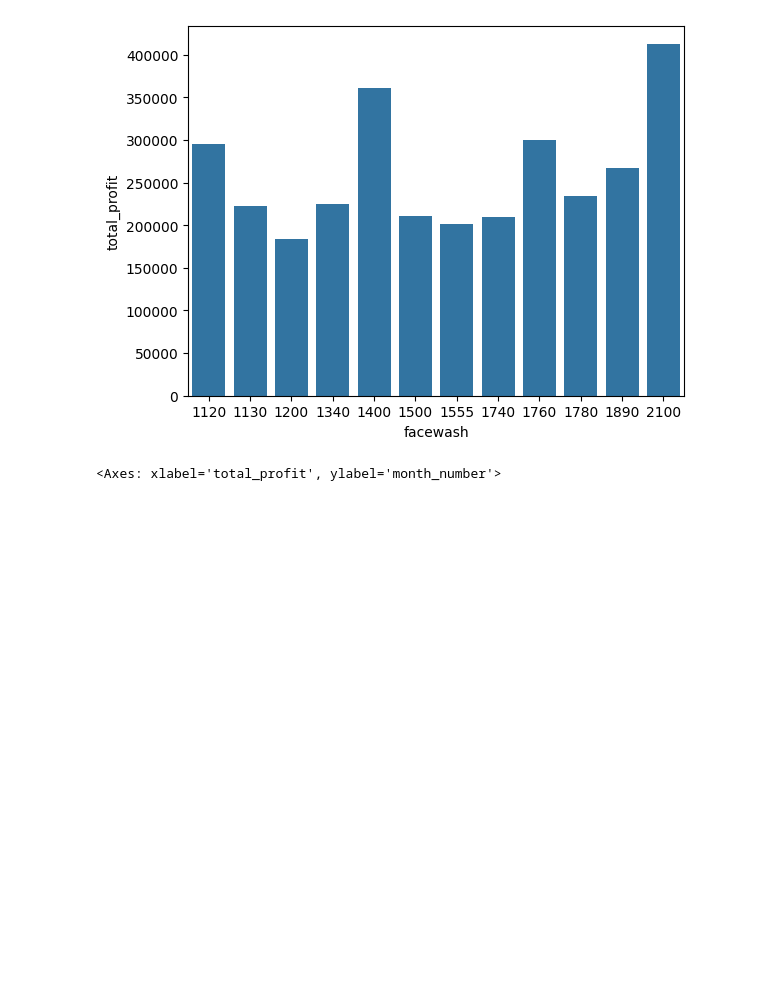
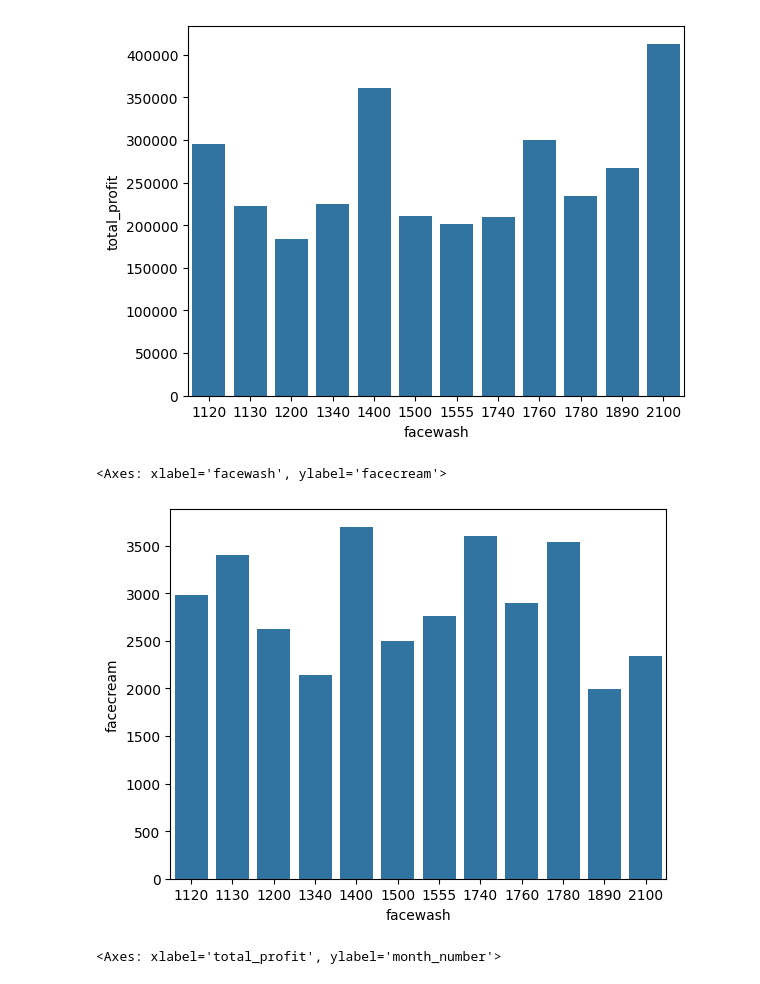
Before and after one commit to aishwaryabit1603/Big_data, a Jupyter notebook: lab_eval_MCA3_202301004.ipynb, the cells around one changed output. Drawn from its saved outputs; the diff is of its cells as text; code cells hidden in the pictures; blank space fills up the shorter version.

```diff
--- a/lab_eval_MCA3_202301004.ipynb
+++ b/lab_eval_MCA3_202301004.ipynb
@@ -36,6 +36,11 @@ sns.barplot(x = faceWash,y = data['total_profit'])
 # %% [output]
 <Axes: xlabel='facewash', ylabel='total_profit'>
 [figure]
+# %%
+sns.barplot(x = faceWash,y = faceCream)
+# %% [output]
+<Axes: xlabel='facewash', ylabel='facecream'>
+[figure, added]
 # %%
 month = data['month_number']
 profit = data['total_profit']
```
